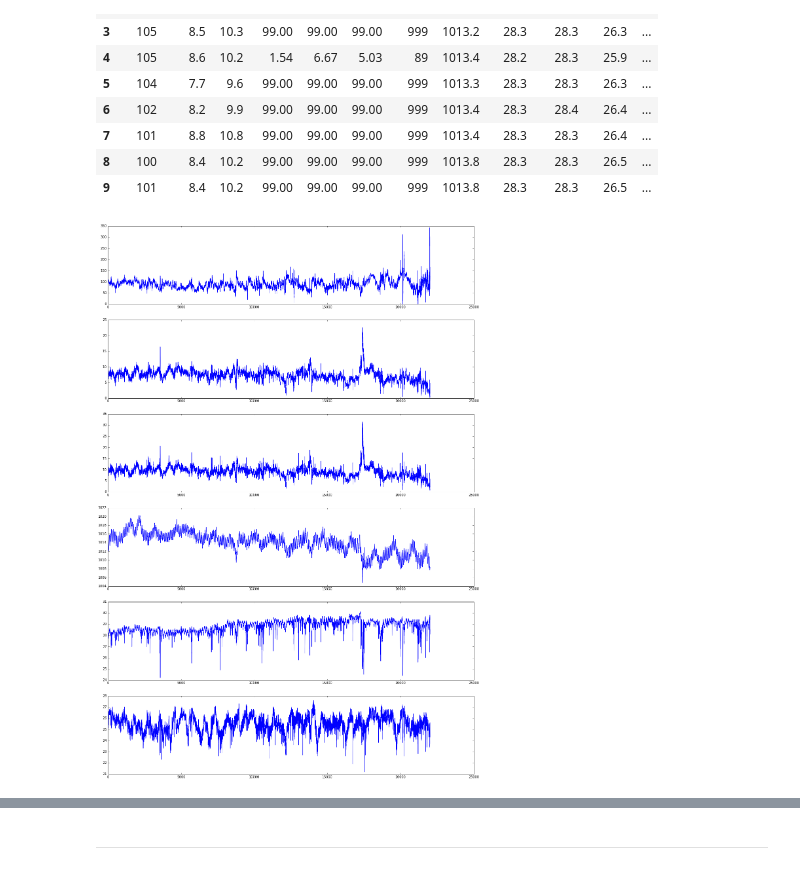
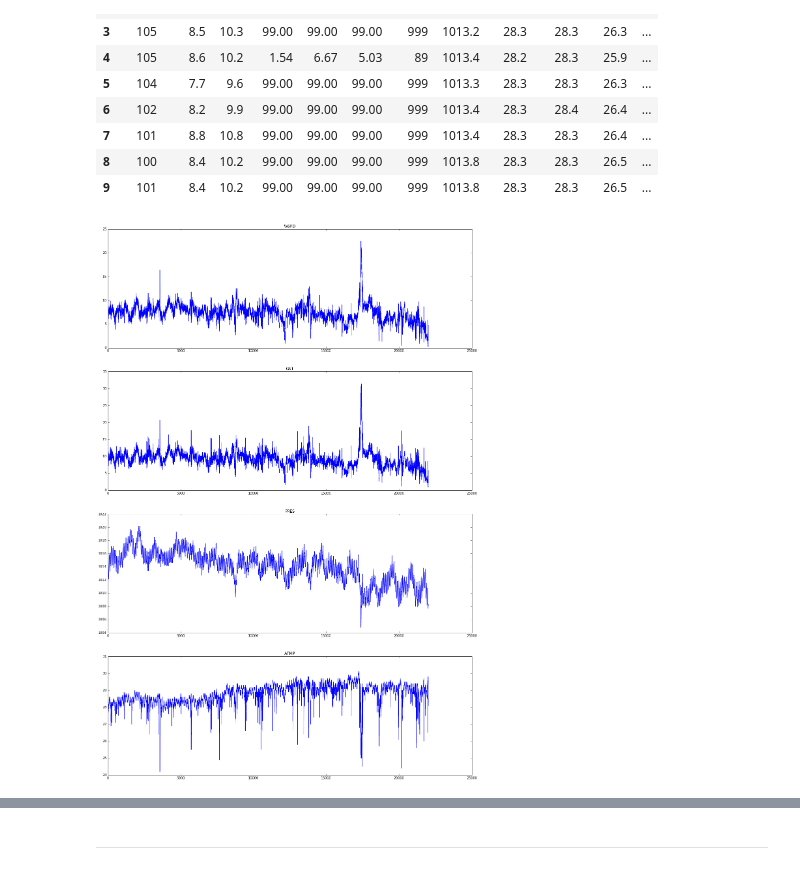
Before and after one commit to alokkshukla/cs109-2, a Jupyter notebook: Baseline_SecondBuoy/Explorations_42059.ipynb, the cells around one changed output, grey strips where cells are left out. Saved outputs shown, nothing was run; the diff lists cells and outputs as text; code cells hidden in the pictures.

```diff
--- a/Baseline_SecondBuoy/Explorations_42059.ipynb
+++ b/Baseline_SecondBuoy/Explorations_42059.ipynb
@@ -97,10 +97,14 @@ data_dic['df_1'].head(10)
 df_global_raw = data_dic['df_1']
 
 # concatente
+
+title = ['WSPD' , 'GST' , 'PRES' , 'ATMP']
+# title = ['WDIR' , 'WSPD' , 'GST' , 'PRES' , 'ATMP' , 'DEWP']
+
 for i in range(2,6):
     df_global_raw = pd.concat([df_global_raw , data_dic['df_' + str(i)]] , axis = 0)
 
-df_global = df_global_raw[['WDIR' , 'WSPD' , 'GST' , 'PRES' , 'ATMP' , 'DEWP']]
+df_global = df_global_raw[title]
 
 # data array
 data_raw = df_global.values
@@ -124,17 +128,18 @@ data_norm = data / np.std(data, axis = 0)
 # %%
 # Visualization
 # -------------
 fig = plt.figure(figsize = (20, 30))
 n = data.shape[1]
 
 # iterrate for data columns
 for i in range (n):
     ax = fig.add_subplot(n,1,i + 1)
     ax.plot(data[:,i])
+    ax.set_title(title[i])
 
 plt.show()
 # %% [output]
-[figure, old version]
+[figure, new version]
 # %%
 # One-step-difference filter application
 # --------------------------------------
```
Also changed, not shown: parts of 16 cells of this notebook.
